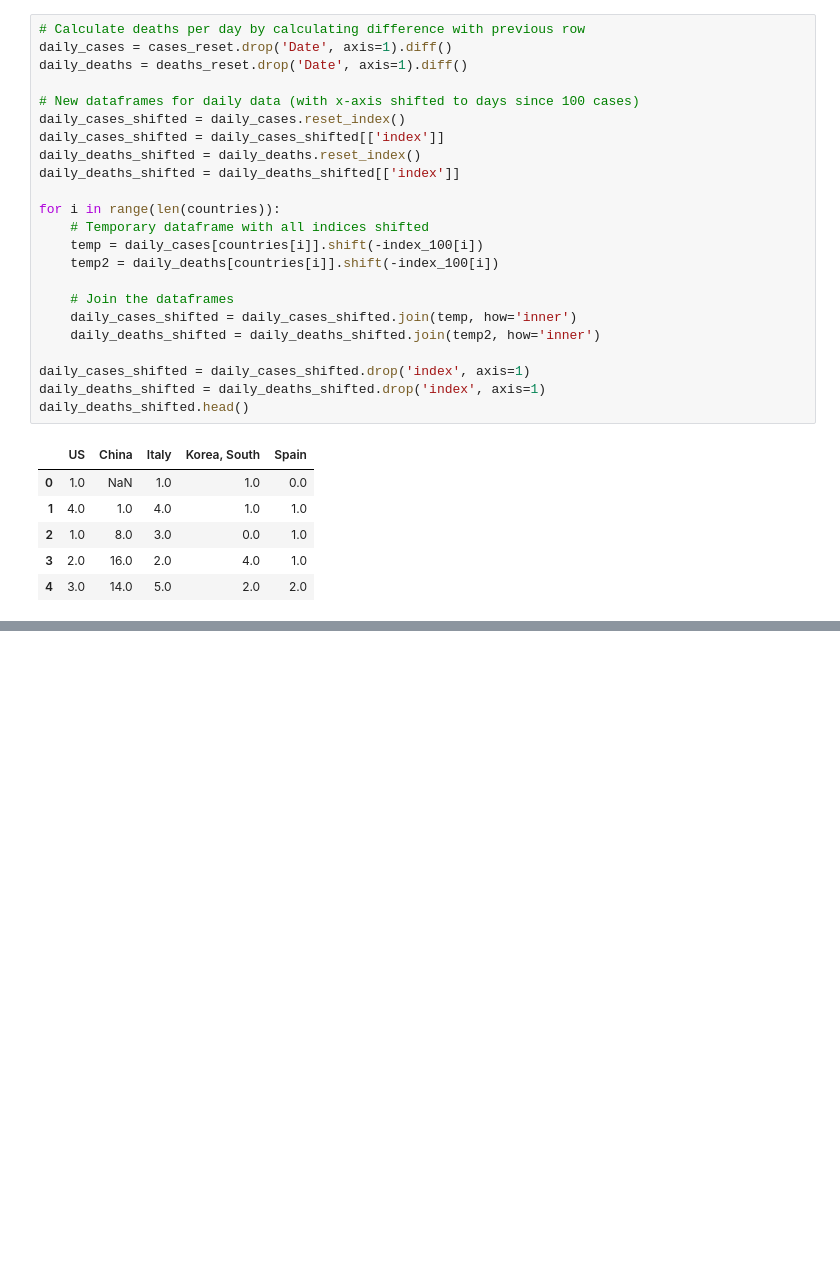
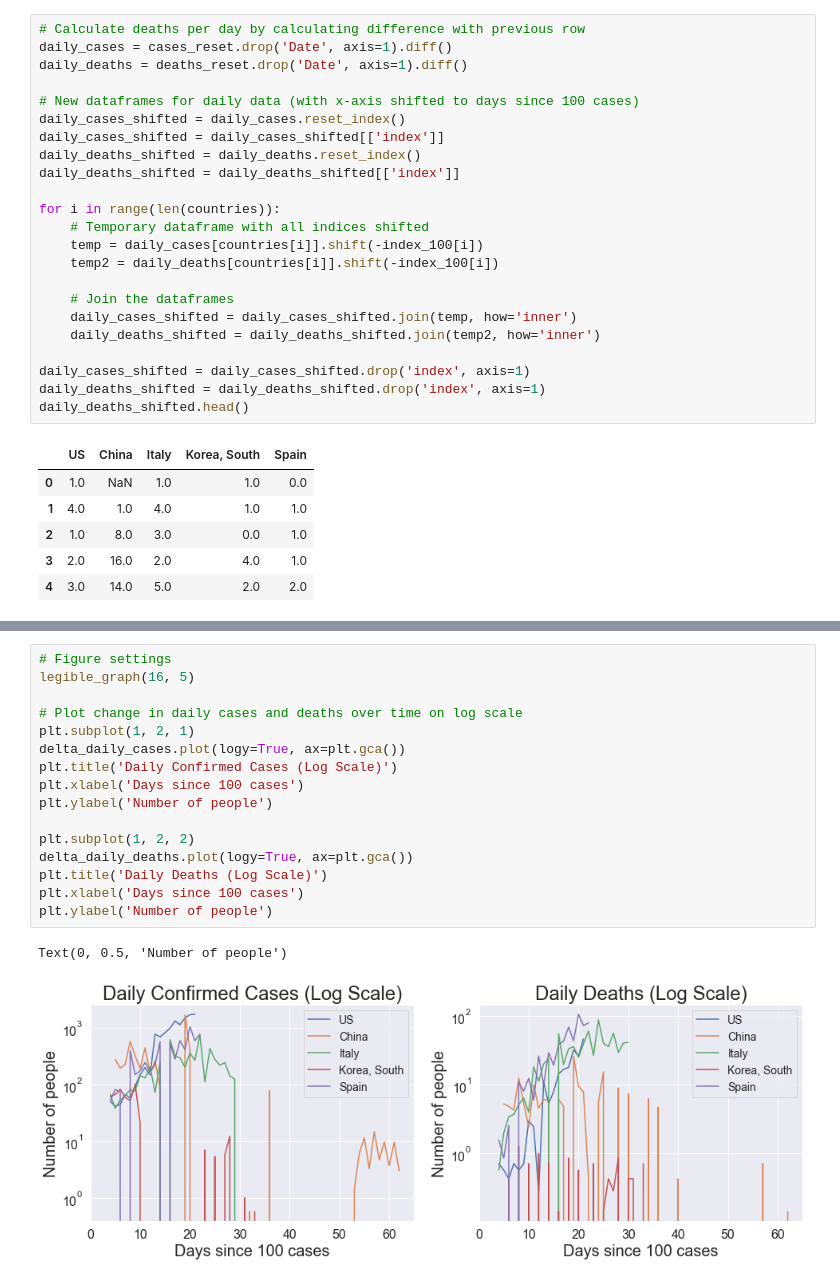
Before and after one commit to AMWen/COVID-19, a Jupyter notebook: COVID-19.ipynb, the cells around one changed output, grey strips where cells are left out. Cells and saved outputs as stored; diff of their text form; blank space fills up the shorter version.

```diff
--- a/COVID-19.ipynb
+++ b/COVID-19.ipynb
@@ -357,0 +357,19 @@ Text(0, 0.5, 'Number of people')
+# %%
+# Figure settings
+legible_graph(16, 5)
+
+# Plot change in daily cases and deaths over time on log scale
+plt.subplot(1, 2, 1)
+delta_daily_cases.plot(logy=True, ax=plt.gca())
+plt.title('Daily Confirmed Cases (Log Scale)')
+plt.xlabel('Days since 100 cases')
+plt.ylabel('Number of people')
+
+plt.subplot(1, 2, 2)
+delta_daily_deaths.plot(logy=True, ax=plt.gca())
+plt.title('Daily Deaths (Log Scale)')
+plt.xlabel('Days since 100 cases')
+plt.ylabel('Number of people')
+# %% [output]
+Text(0, 0.5, 'Number of people')
+[figure, added]
```
Also changed, not shown: parts of 15 cells of this notebook, 5 other files.
